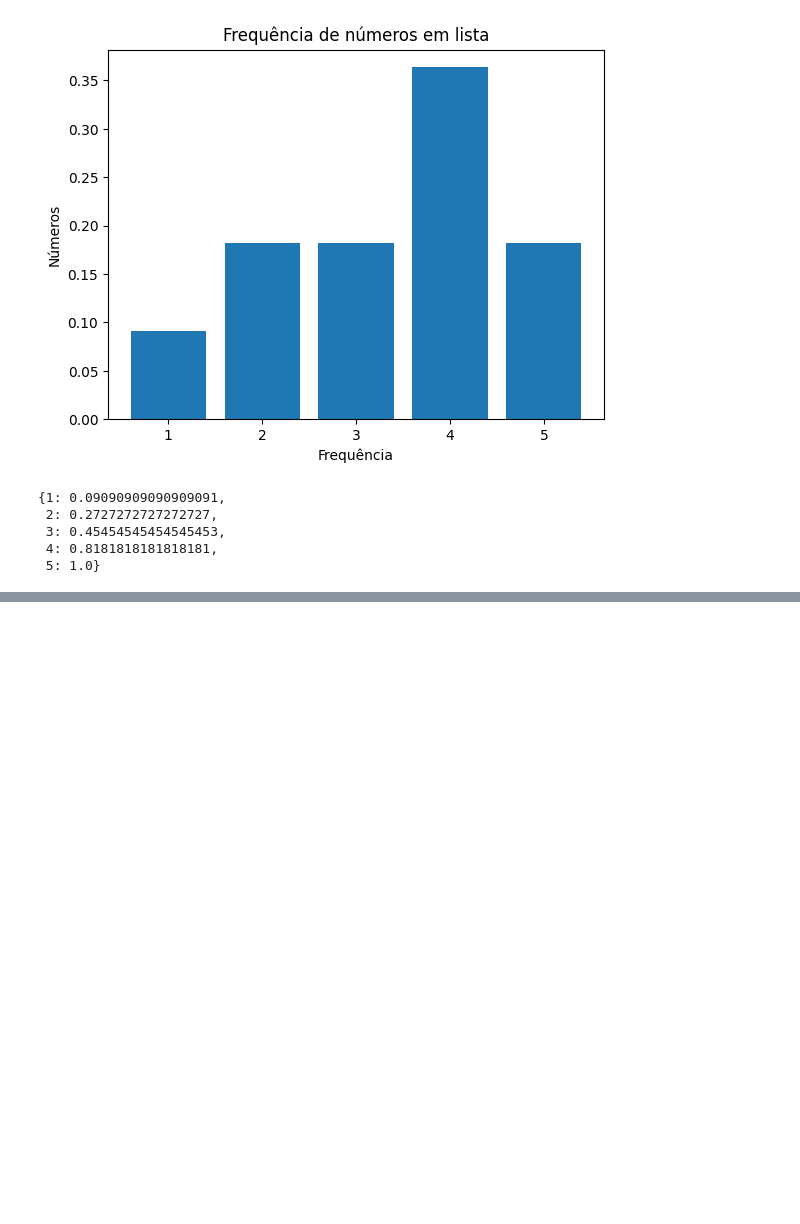
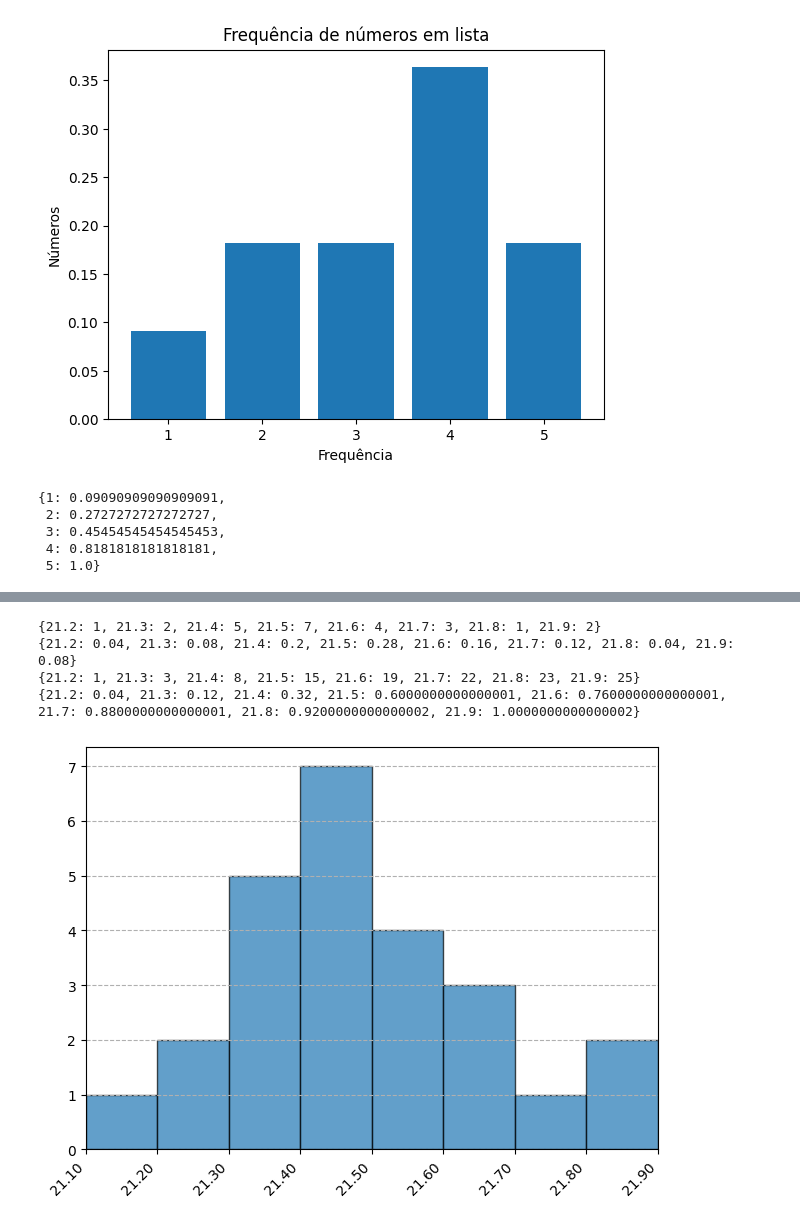
Before and after one commit to JoaoVCMiranda/estatistica, a Jupyter notebook: Capítulo 2.ipynb, the cells around one changed output, grey strips where cells are left out. Drawn from its saved outputs; the diff is of its cells as text; code cells hidden in the pictures; blank space fills up the shorter version.

```diff
--- a/Capítulo 2.ipynb
+++ b/Capítulo 2.ipynb
@@ -18,3 +26,11 @@ def get_frequencias_relativas(dados):
+# %%
+def get_frequencias_acumuladas(dados):
+    frequencias = {}
+    acumulado = 0
+    for k,v in get_frequencias(dados).items():
+        acumulado += v
+        frequencias[k] = acumulado
+    return frequencias
 # %%
 def barplot(L, title="",xlabel="", ylabel="" ):
     import matplotlib.pyplot as plt
@@ -24,3 +41,27 @@ def barplot(L, title="",xlabel="", ylabel="" ):
     plt.xlabel(xlabel)
 
     plt.bar(L.keys(), L.values())
+# %%
+def get_precisao(number):
+    s = str(number)
+    if '.' in s:
+        return 10**(-len(s.split('.')[-1]))/2
+    return 1/2
+
+def barplot_continuo(L,title="",xlabel="", ylabel="" ):
+    import matplotlib.pyplot as plt
+    import numpy as np
+    y = L.values()
+    # Considerando todas as precisões iguais
+    # TODO: Considerar listas de amplitudes
+    k = min([get_precisao(i) for i in y])
+
+    x = L.keys() # considerando que todas as variáveis contínuas são qualitativas...
+    # 1.0 1.1 1.2 0.05
+    x = np.linspace(min(x), max(x), (max(x)-min(x))//k)
+
+    plt.title(title)
+    plt.ylabel(ylabel)
+    plt.xlabel(xlabel)
+
+    plt.bar(x, y)
@@ -100,0 +331,18 @@ circular_plot(get_frequencias(l))
+# %%
+dados_pag_13 = [21.5, 21.4, 21.8, 21.5, 21.6,
+                21.7, 21.6, 21.4, 21.2, 21.7,
+                21.3, 21.5, 21.7, 21.4, 21.4,
+                21.5, 21.9, 21.6, 21.3, 21.5,
+                21.4, 21.5, 21.6, 21.9, 21.5]
+print(get_frequencias(dados_pag_13))
+print(get_frequencias_relativas(dados_pag_13))
+
+print(get_frequencias_acumuladas(dados_pag_13))
+print(get_frequencias_relativas_acumuladas(dados_pag_13))
+barplot_continuo(get_frequencias(dados_pag_13))
+# %% [output]
+{21.2: 1, 21.3: 2, 21.4: 5, 21.5: 7, 21.6: 4, 21.7: 3, 21.8: 1, 21.9: 2}
+{21.2: 0.04, 21.3: 0.08, 21.4: 0.2, 21.5: 0.28, 21.6: 0.16, 21.7: 0.12, 21.8: 0.04, 21.9: 0.08}
+{21.2: 1, 21.3: 3, 21.4: 8, 21.5: 15, 21.6: 19, 21.7: 22, 21.8: 23, 21.9: 25}
+{21.2: 0.04, 21.3: 0.12, 21.4: 0.32, 21.5: 0.6000000000000001, 21.6: 0.7600000000000001, 21.7: 0.8800000000000001, 21.8: 0.9200000000000002, 21.9: 1.0000000000000002}
+[figure, added]
```
Also changed, not shown: parts of 11 cells of this notebook, 3 other files.
